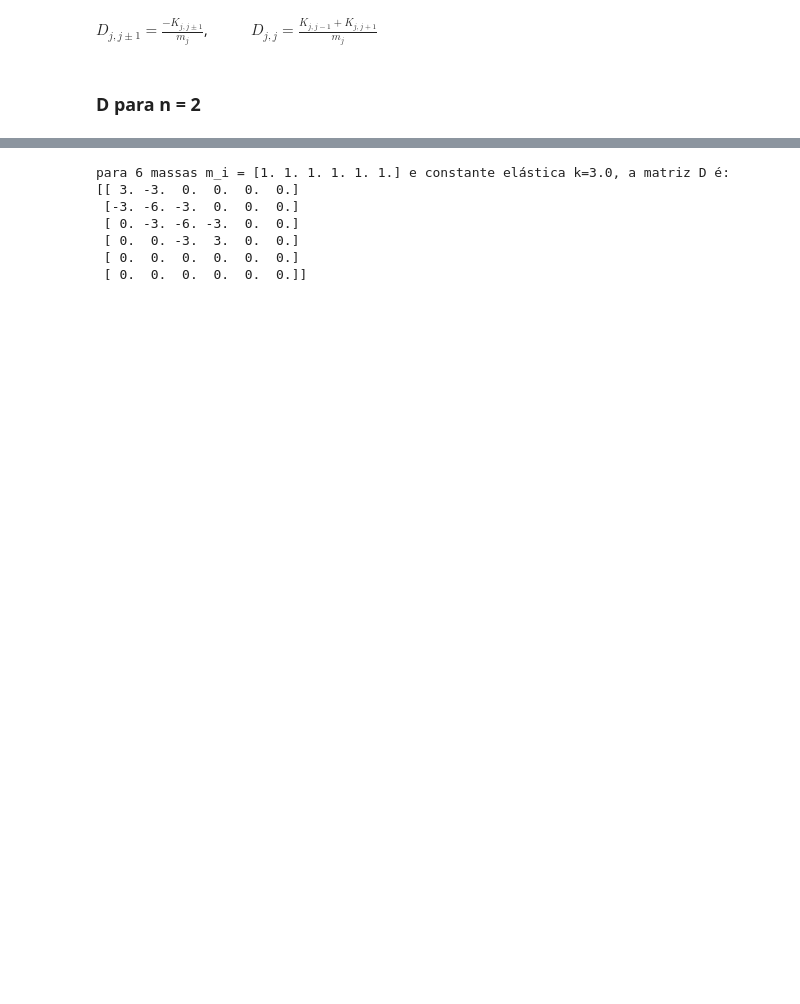
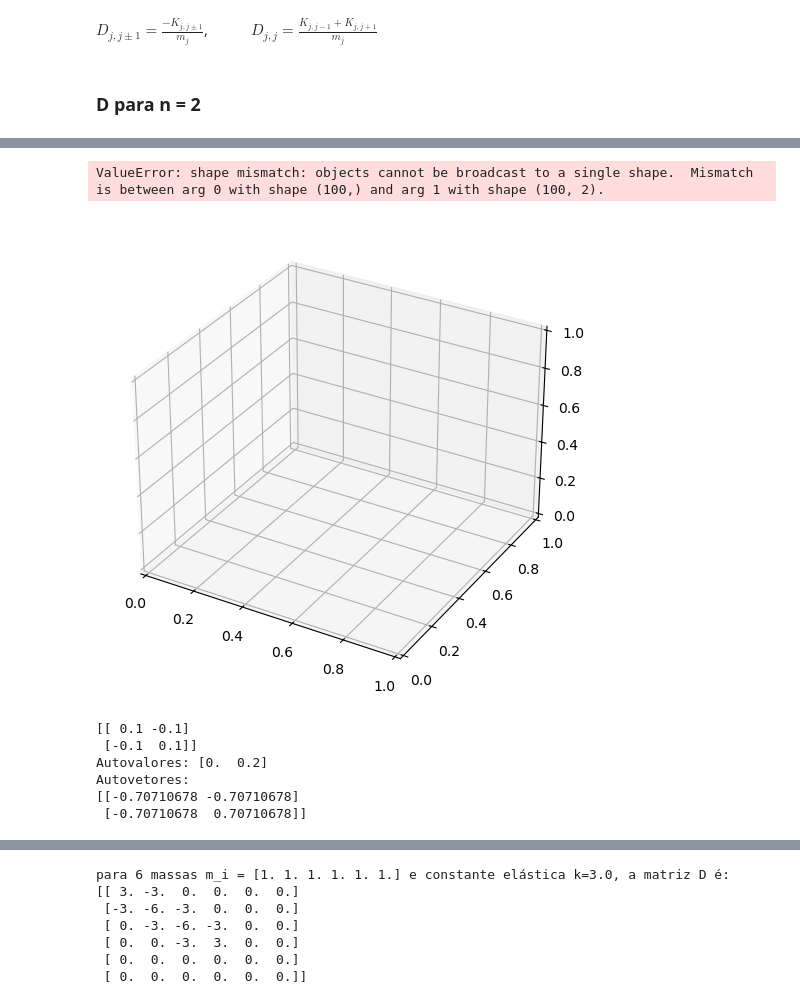
Before and after one commit to aragaoiberis/atv4, a Jupyter notebook: atv4.ipynb, the cells around one changed output, grey strips where cells are left out. Saved outputs shown, nothing was run; the diff lists cells and outputs as text; code cells hidden in the pictures; blank space fills up the shorter version.

```diff
--- a/atv4.ipynb
+++ b/atv4.ipynb
@@ -113,3 +138,61 @@ print(K)
+# %%
+from mpl_toolkits.mplot3d import Axes3D
+
+fig = plt.figure(figsize=(10, 6))
+ax = fig.add_subplot(111, projection='3d')
+
+ax.scatter(m2_values, v_var[:, 0], v_var[:, 0, 0], label="Modo 1")
+ax.scatter(m2_values, v_var[:, 1], v_var[:, 1, 0], label="Modo 2")
+ax.set_xlabel("$m_2$")
+ax.set_ylabel("Autovalor ($\lambda$)")
+ax.set_zlabel("Componente do Autovetor")
+ax.legend()
+plt.title("Relação entre $m_2$, Autovalores e Autovetores")
+plt.show()
+# %% [output]
+ValueError: shape mismatch: objects cannot be broadcast to a single shape.  Mismatch is between arg 0 with shape (100,) and arg 1 with shape (100, 2).
+[figure, added]
+# %%
+massas = int(input("Qual o número de massas da cadeia? "))
+m_var = float(input("Qual a massa m? "))
+m = np.full(massas, m_var)  # Cria um array 1D com todas as massas iguais a m_var
+
+k1 = float(input("Qual a constante elástica k? "))
+
+# Inicializa a matriz D corretamente
+D = np.zeros((massas, massas))
+
+# Preenche a matriz D (forma simétrica)
+for i in range(massas):
+    if massas == 1:
+        D[i, i] = k1 / m[i]
+    else:
+        if i == 0:
+            D[i, i] = k1 / m[i]
+            D[i, i+1] = -k1 / np.sqrt(m[i] * m[i+1])  # Garante simetria
+        elif i == massas - 1:
+            D[i, i] = k1 / m[i]
+            D[i, i-1] = -k1 / np.sqrt(m[i] * m[i-1])  # Garante simetria
+        else:
+            D[i, i] = 2 * k1 / m[i]
+            D[i, i-1] = -k1 / np.sqrt(m[i] * m[i-1])  # Termo simétrico
+            D[i, i+1] = -k1 / np.sqrt(m[i] * m[i+1])  # Termo simétrico
+
+# Usa eigh para matrizes simétricas (mais estável)
+autovalores, autovetores = eigh(D)
+#frequencias = np.sqrt(np.abs(autovalores))  # Autovalores devem ser >= 0
+
+print(D)
+print(f"Autovalores: {autovalores}")
+#print(f"Frequências: {frequencias}")
+print(f"Autovetores:\n{autovetores}")
+# %% [output]
+[[ 0.1 -0.1]
+ [-0.1  0.1]]
+Autovalores: [0.  0.2]
+Autovetores:
+[[-0.70710678 -0.70710678]
+ [-0.70710678  0.70710678]]
 # %%
 #cria a matriz nula
 massas = int(input("Qual o número de massas da cadeia?"))
```
Also changed, not shown: parts of 31 cells of this notebook.
